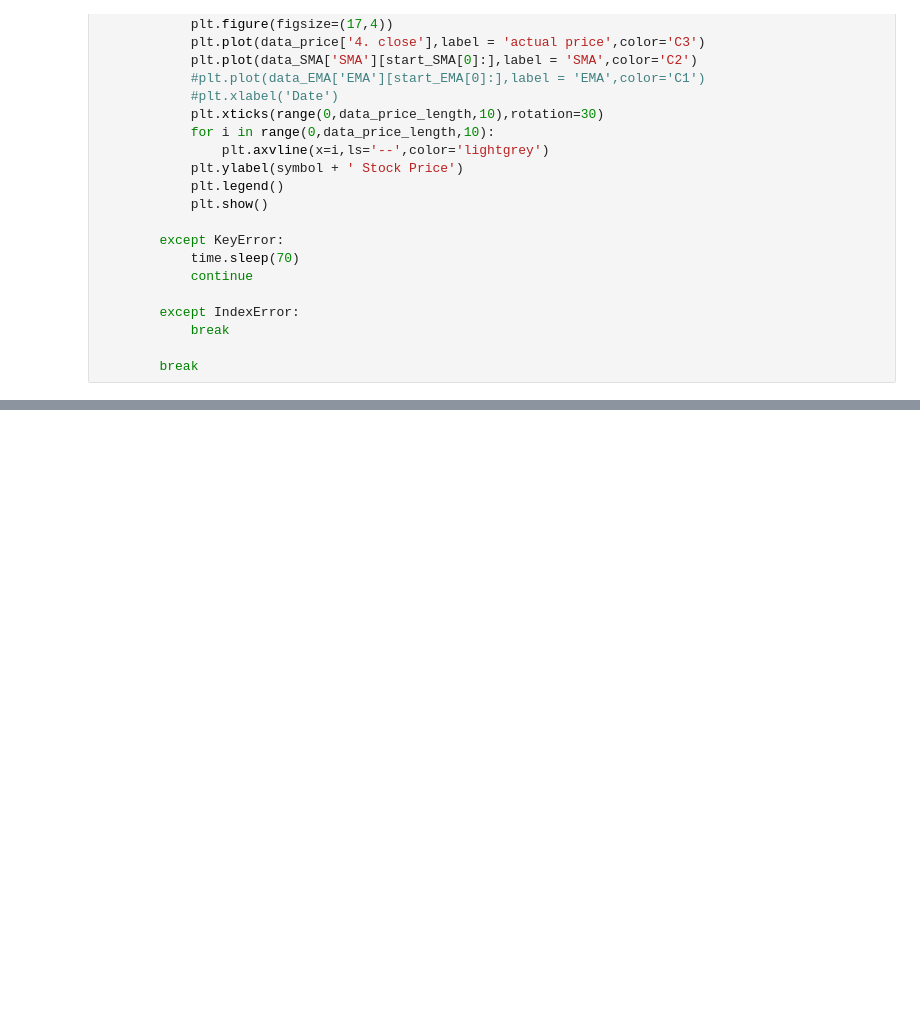
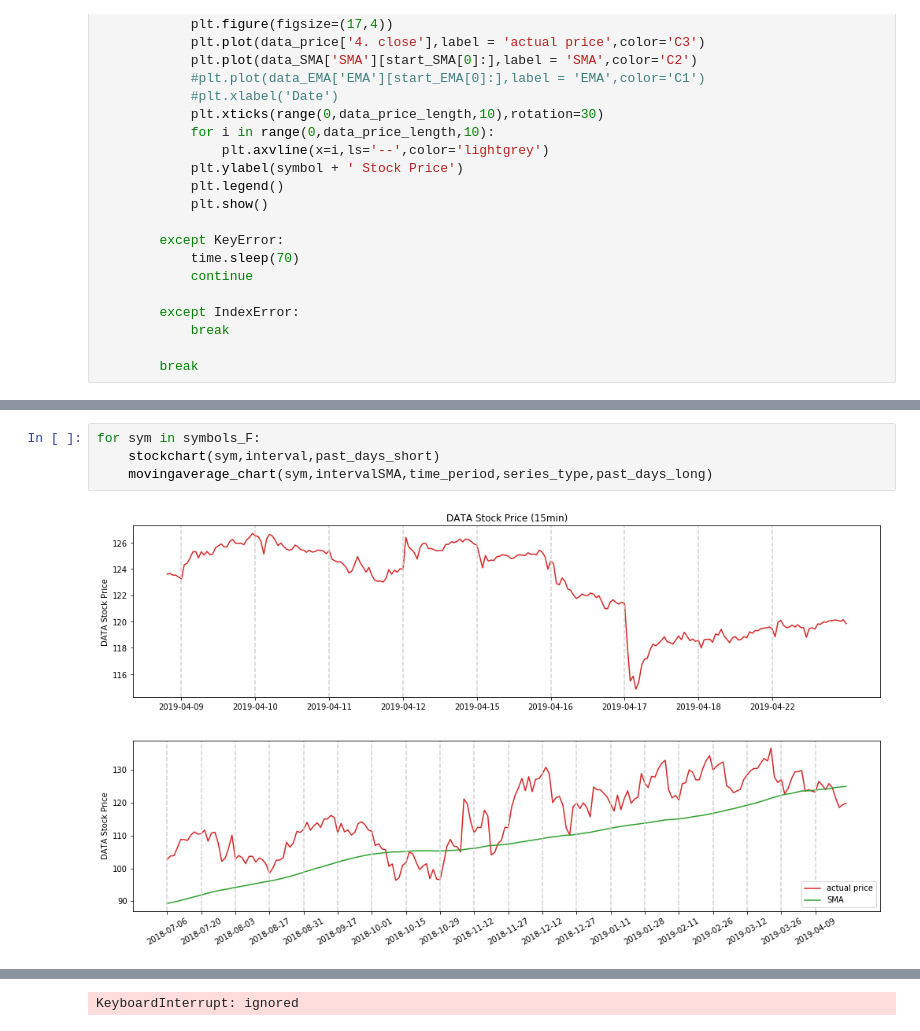
Before and after one commit to zhems/Complete-Python-3-Bootcamp, a Jupyter notebook: Dashboard_A.ipynb, the cells around one changed output, grey strips where cells are left out. Cells and saved outputs as stored; diff of their text form; blank space fills up the shorter version.

```diff
--- a/Dashboard_A.ipynb
+++ b/Dashboard_A.ipynb
@@ -180,0 +188,7 @@ for sym in symbols_E:
+# %%
+for sym in symbols_F:
+    stockchart(sym,interval,past_days_short)
+    movingaverage_chart(sym,intervalSMA,time_period,series_type,past_days_long)
+# %% [output]
+[figure, added]
+[figure, added]
@@ -180,0 +198 @@ for sym in symbols_E:
+KeyboardInterrupt: ignored
```
Also changed, not shown: parts of 8 cells of this notebook.
